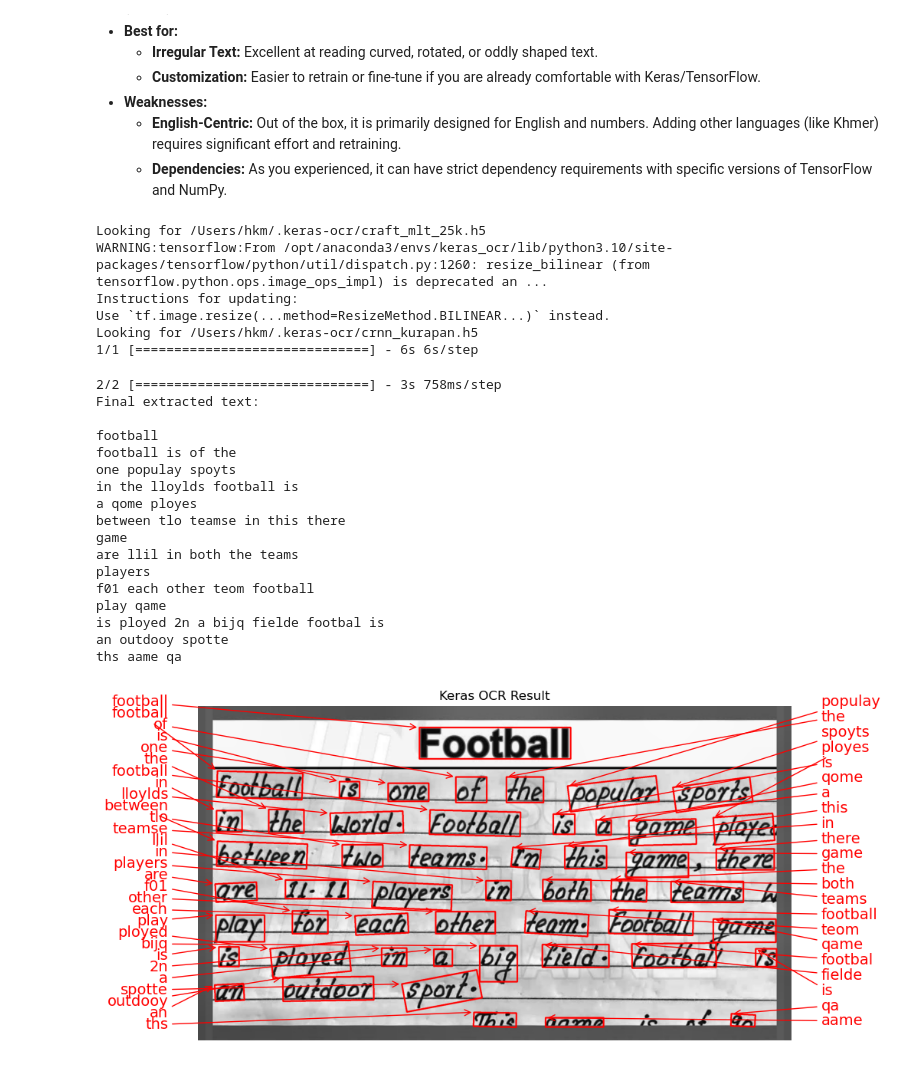
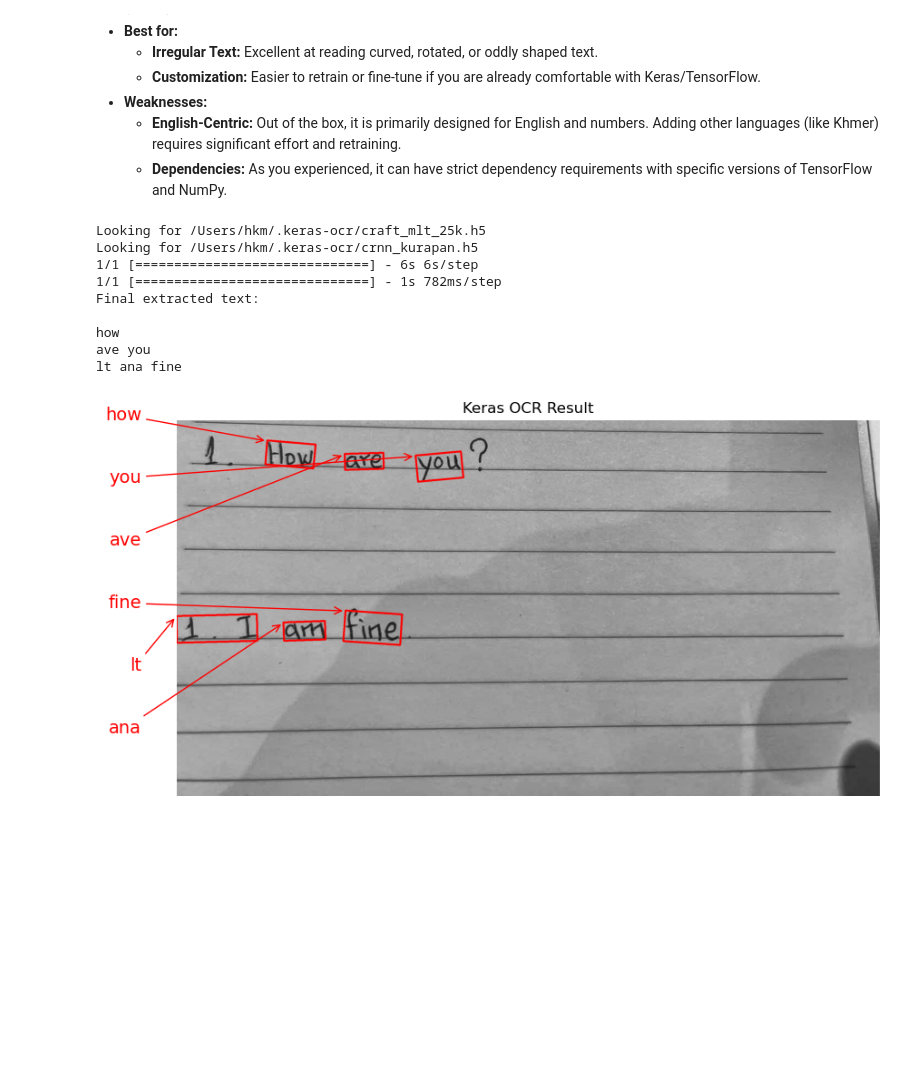
Before and after one commit to Koungkea101/GradingAssistant_BackEnd, a Jupyter notebook: keraocr.ipynb, the cells around one changed output. Saved outputs shown, nothing was run; the diff lists cells and outputs as text; code cells hidden in the pictures; blank space fills up the shorter version.

```diff
--- a/keraocr.ipynb
+++ b/keraocr.ipynb
@@ -71,7 +71,7 @@ pipeline = keras_ocr.pipeline.Pipeline()
 
 
 # ---------- IMAGE PATH ----------
-image_path = "image_ocr/image2.jpeg"
+image_path = "image_ocr/imag2.jpg"
 
 
 # ---------- PREPROCESS IMAGE ----------
@@ -83,51 +83,37 @@ raw_results = pipeline.recognize([image])[0]
 
 # convert to (text, box) format
 results = [(text, box) for text, box in raw_results]
 
 
 # ---------- NEW ADD: EXTRACT SENTENCES ----------
 lines = sort_into_lines(results)
 
 print("Final extracted text:\n")
 for line in lines:
     sentence = " ".join([text for text, _ in line])
     print(sentence)
 
 
 # ---------- VISUALIZE RESULT ----------
 fig, ax = plt.subplots(figsize=(10, 10))
 
 keras_ocr.tools.drawAnnotations(
     image=image,
     predictions=raw_results,
     ax=ax
 )
 
 ax.set_title("Keras OCR Result")
 plt.axis("off")
 plt.show()
 # %% [output]
 Looking for /Users/hkm/.keras-ocr/craft_mlt_25k.h5
-WARNING:tensorflow:From /opt/anaconda3/envs/keras_ocr/lib/python3.10/site-packages/tensorflow/python/util/dispatch.py:1260: resize_bilinear (from tensorflow.python.ops.image_ops_impl) is deprecated an ...
-Instructions for updating:
-Use `tf.image.resize(...method=ResizeMethod.BILINEAR...)` instead.
 Looking for /Users/hkm/.keras-ocr/crnn_kurapan.h5
 1/1 [==============================] - 6s 6s/step
+1/1 [==============================] - 1s 782ms/step
+Final extracted text:
+
+how
+ave you
+lt ana fine
-2/2 [==============================] - 3s 758ms/step
-Final extracted text:
-
-football
-football is of the
-one populay spoyts
-in the lloylds football is
-a qome ployes
-between tlo teamse in this there
-game
-are llil in both the teams
-players
-f01 each other teom football
-play qame
-is ployed 2n a bijq fielde footbal is
-an outdooy spotte
-ths aame qa
-[figure, old version]
+[figure, new version]
```
Also changed, not shown: 3 other files.
